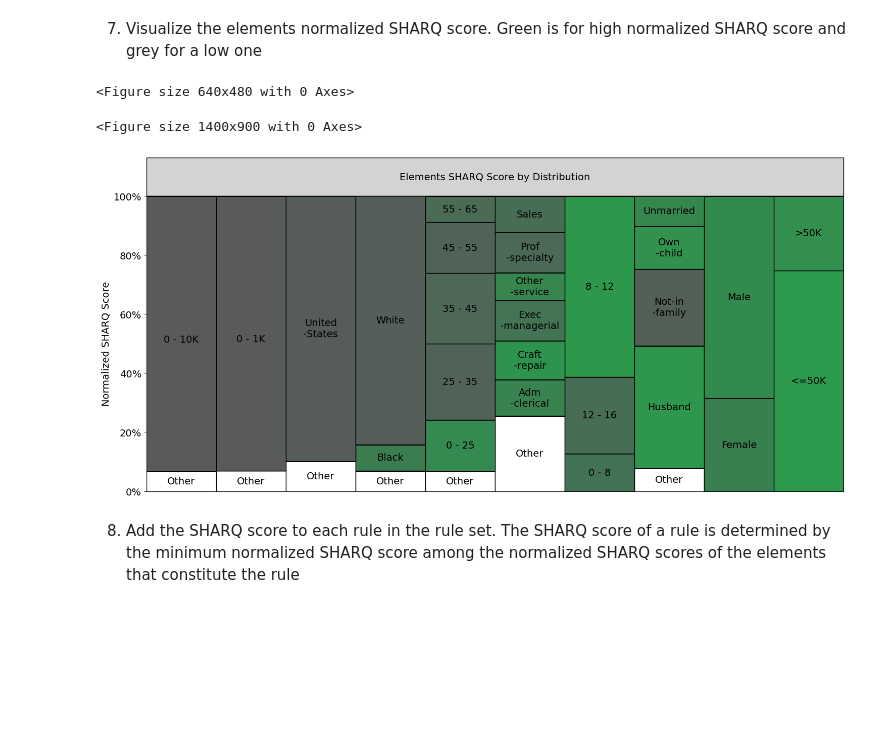
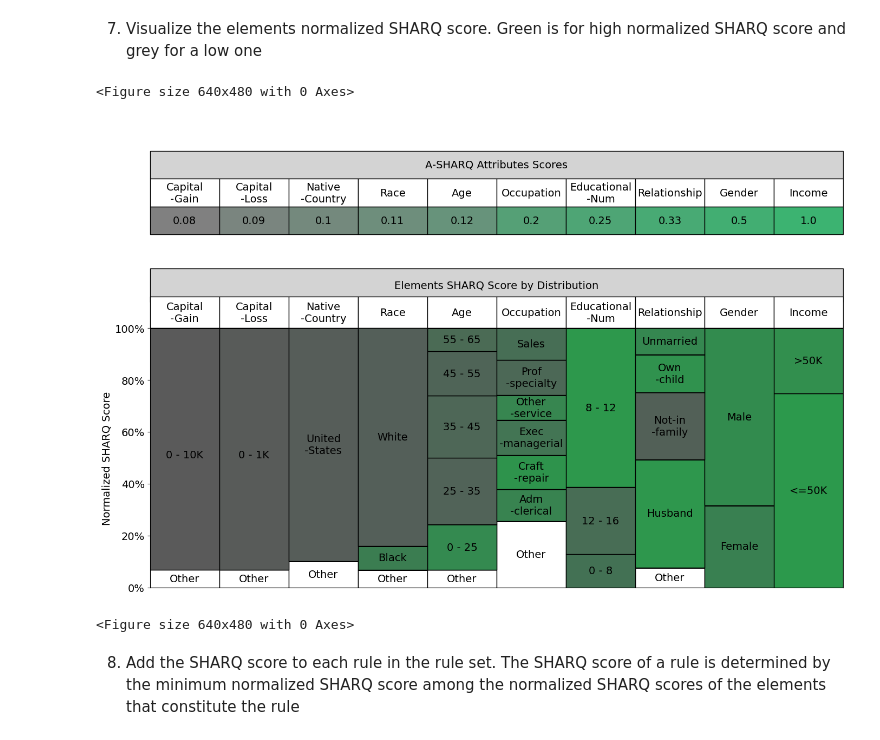
Before and after one commit to hadarib123/SHARQ-demo, a Jupyter notebook: example_notebook_demo_adult.ipynb, the cells around one changed output. Cells and saved outputs as stored; diff of their text form; code cells hidden in the pictures; blank space fills up the shorter version.

```diff
--- a/example_notebook_demo_adult.ipynb
+++ b/example_notebook_demo_adult.ipynb
@@ -61,11 +65,11 @@ sharq.get_a_sharq_attributes_score_visualization()
 # %% [markdown]
 7. Visualize the elements normalized SHARQ score. Green is for high normalized SHARQ score and grey for a low one
 # %%
-sharq.get_elements_sharq_distribution_visualization()
+sharq.plt.attributes_heaetmap(verbose=True)
 # %% [output]
 <Figure size 640x480 with 0 Axes>
+[figure, new version]
-<Figure size 1400x900 with 0 Axes>
+<Figure size 640x480 with 0 Axes>
-[figure, old version]
 # %% [markdown]
 8. Add the SHARQ score to each rule in the rule set. The SHARQ score of a rule is determined by the minimum normalized SHARQ score among the normalized SHARQ scores of the elements that constitute the rule
 # %%
```
Also changed, not shown: parts of 14 cells of this notebook.
